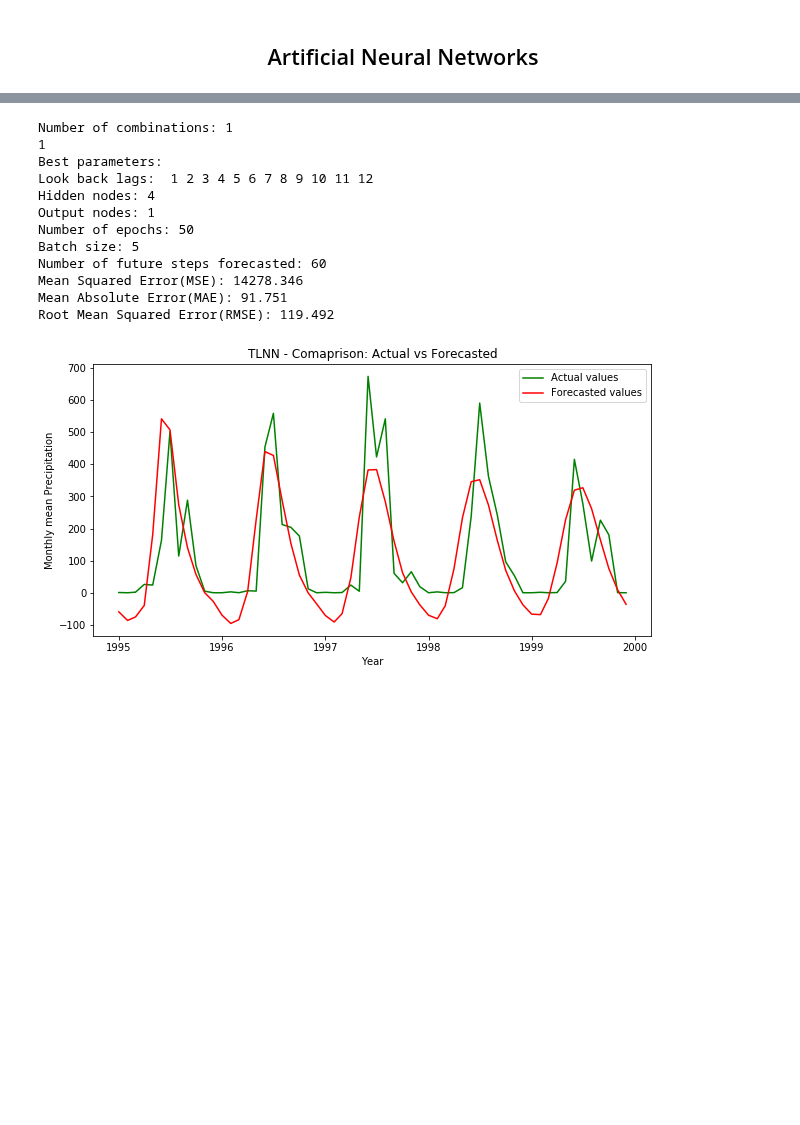
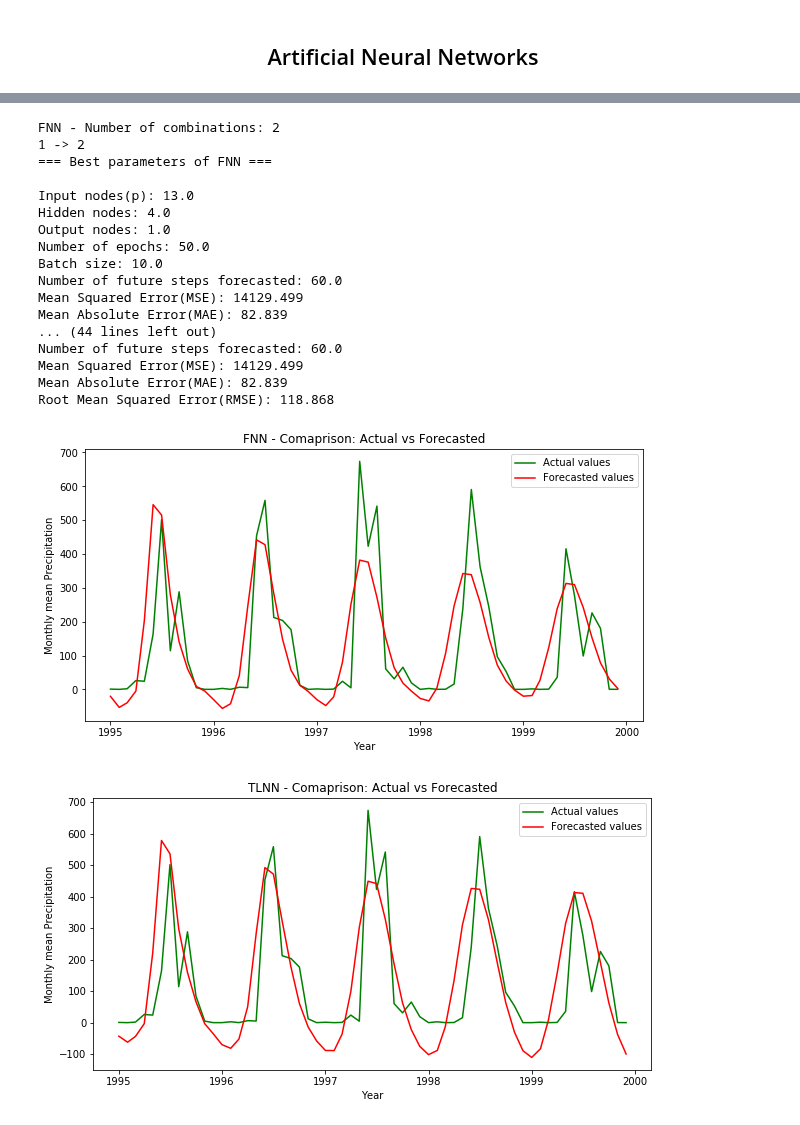
Before and after one commit to Abhishekmamidi123/Time-Series-Forecasting, a Jupyter notebook: Pune_precipitation_analyis_1972_to_2002/Artificial_Neural_Networks.ipynb, the cells around one changed output, grey strips where cells are left out. Drawn from its saved outputs; the diff is of its cells as text; code cells hidden in the pictures; blank space fills up the shorter version.

```diff
--- a/Pune_precipitation_analyis_1972_to_2002/Artificial_Neural_Networks.ipynb
+++ b/Pune_precipitation_analyis_1972_to_2002/Artificial_Neural_Networks.ipynb
@@ -421,6 +419,0 @@ future_steps = 60
-# %%
-# look_back, hidden_nodes, output_nodes, epochs, batch_size, future_steps
-
-parameters_FNN = [[12], [4], [1], [50], [10], [future_steps]]
-information_FNN_df = get_accuracies_FNN(rainfall_data, test_rainfall_data, parameters_FNN, scaler)
-optimized_params_FNN = analyze_results(information_FNN_df, test_rainfall_data, 'FNN')
@@ -441,20 +432,50 @@ Root Mean Squared Error(RMSE): 121.159
+# %%
+def compare_ANN_methods(rainfall_data, test_rainfall_data, scaler, parameters_FNN, parameters_TLNN, parameters_SANN, future_steps):
+
+    information_FNN_df = get_accuracies_FNN(rainfall_data, test_rainfall_data, parameters_FNN, scaler)
+    optimized_params_FNN = analyze_results(information_FNN_df, test_rainfall_data, 'FNN')
+
+    information_TLNN_df = get_accuracies_TLNN(rainfall_data, test_rainfall_data, parameters_TLNN, scaler)
+    optimized_params_TLNN = analyze_results(information_TLNN_df, test_rainfall_data, 'TLNN')
+
+    information_SANN_df = get_accuracies_SANN(rainfall_data, test_rainfall_data, parameters_SANN, scaler)
+    optimized_params_SANN = analyze_results(information_SANN_df, test_rainfall_data, 'SANN')
+
+    list_of_methods = [optimized_params_FNN, optimized_params_TLNN, optimized_params_SANN]
+    information = [information_FNN_df, information_TLNN_df, information_SANN_df]
+    index, name = best_of_all(list_of_methods)
+    best_optimized_params = analyze_results(information[index], test_rainfall_data, name, True)
 # %%
+future_steps = 60
+
+# look_back, hidden_nodes, output_nodes, epochs, batch_size, future_steps
+parameters_FNN = [[12, 13], [4], [1], [50], [10], [future_steps]]
+
 # time_lagged_points, hidden_nodes, output_nodes, epochs, batch_size, future_steps
+parameters_TLNN = [[[1,2,3,4,5,6,7,8,9,10,11,12]], [4], [1], [50], [5], [future_steps]]
 
-parameters_TLNN = [[[1,2,3,4,5,6,7,8,9,10,11,12]], [4], [1], [50], [5], [future_steps]]
-information_TLNN_df = get_accuracies_TLNN(rainfall_data, test_rainfall_data, parameters_TLNN, scaler)
-optimized_params_TLNN = analyze_results(information_TLNN_df, test_rainfall_data, 'TLNN')
+# seasonal_period, hidden_nodes, epochs, batch_size, future_steps
+parameters_SANN = [[12], [15], [200], [10], [future_steps]]
+
+compare_ANN_methods(rainfall_data, test_rainfall_data, scaler,
+                    parameters_FNN, parameters_TLNN, parameters_SANN, future_steps)
 # %% [output]
-Number of combinations: 1
-1
-Best parameters:
-Look back lags:  1 2 3 4 5 6 7 8 9 10 11 12
-Hidden nodes: 4
-Output nodes: 1
-Number of epochs: 50
-Batch size: 5
-Number of future steps forecasted: 60
-Mean Squared Error(MSE): 14278.346
-Mean Absolute Error(MAE): 91.751
-Root Mean Squared Error(RMSE): 119.492
+FNN - Number of combinations: 2
+1 -> 2
+=== Best parameters of FNN ===
+
+Input nodes(p): 13.0
+Hidden nodes: 4.0
+Output nodes: 1.0
+Number of epochs: 50.0
+Batch size: 10.0
+Number of future steps forecasted: 60.0
+Mean Squared Error(MSE): 14129.499
+Mean Absolute Error(MAE): 82.839
+... (44 lines left out)
+Number of future steps forecasted: 60.0
+Mean Squared Error(MSE): 14129.499
+Mean Absolute Error(MAE): 82.839
+Root Mean Squared Error(RMSE): 118.868
-[figure, old version]
+[figure, new version]
+[figure, added]
```
Also changed, not shown: parts of 10 cells of this notebook.
